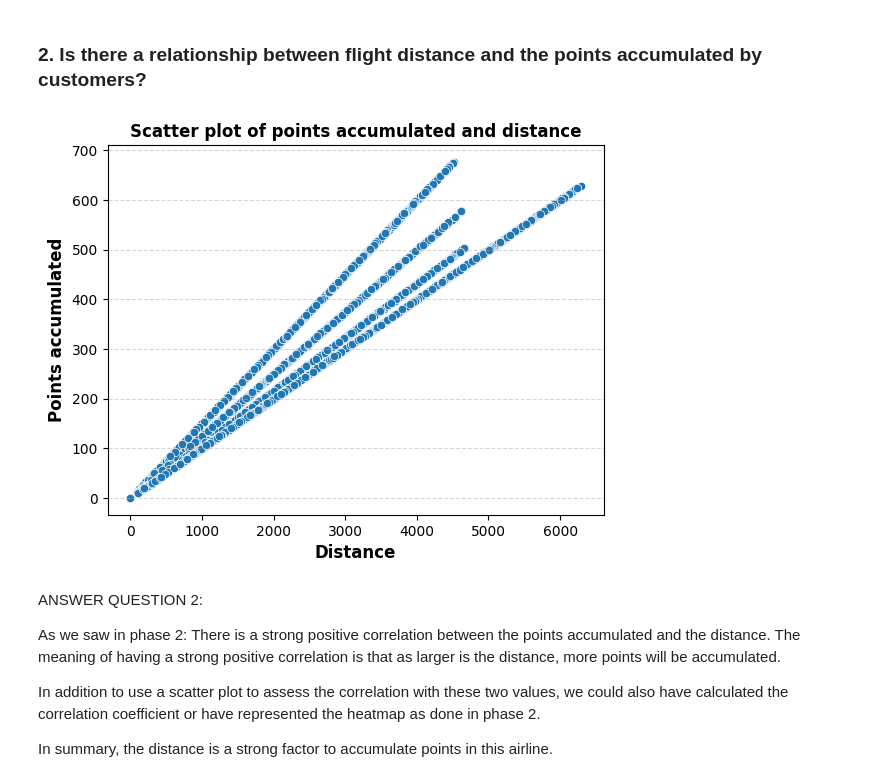
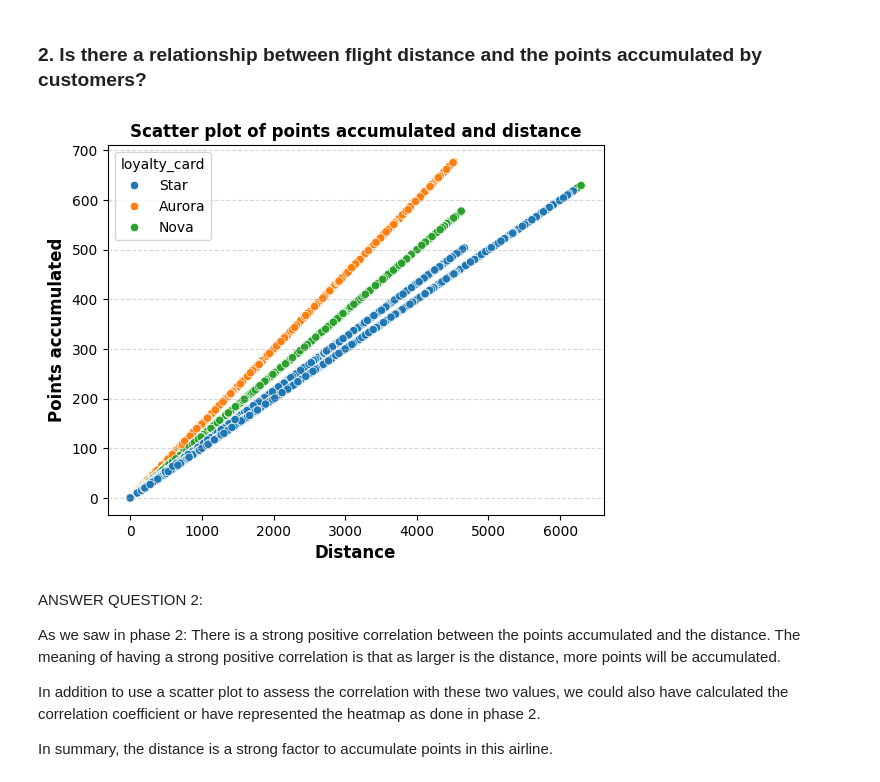
Before and after one commit to Adalab/bda-modulo-3-evaluacion-final-eva5ferrer, a Jupyter notebook: phase-3-visualization.ipynb, the cells around one changed output. Saved outputs shown, nothing was run; the diff lists cells and outputs as text; code cells hidden in the pictures.

```diff
--- a/phase-3-visualization.ipynb
+++ b/phase-3-visualization.ipynb
@@ -57,13 +57,13 @@ After summer the flights booked per month have a slight decrease and there is an
 # %% [markdown]
 ### 2. Is there a relationship between flight distance and the points accumulated by customers?
 # %%
-sns.scatterplot(data=df_master, x="distance", y="points_accumulated")
+sns.scatterplot(data=df_master, x="distance", y="points_accumulated", hue="loyalty_card")
 plt.grid(axis='y', linestyle='--', alpha=0.5)
 plt.title("Scatter plot of points accumulated and distance")
 plt.ylabel('Points accumulated', fontsize=12)
 plt.xlabel('Distance', fontsize=12);
 # %% [output]
-[figure, old version]
+[figure, new version]
 # %% [markdown]
 ANSWER QUESTION 2:
 
```
Also changed, not shown: parts of 6 cells of this notebook, 6 other files.
